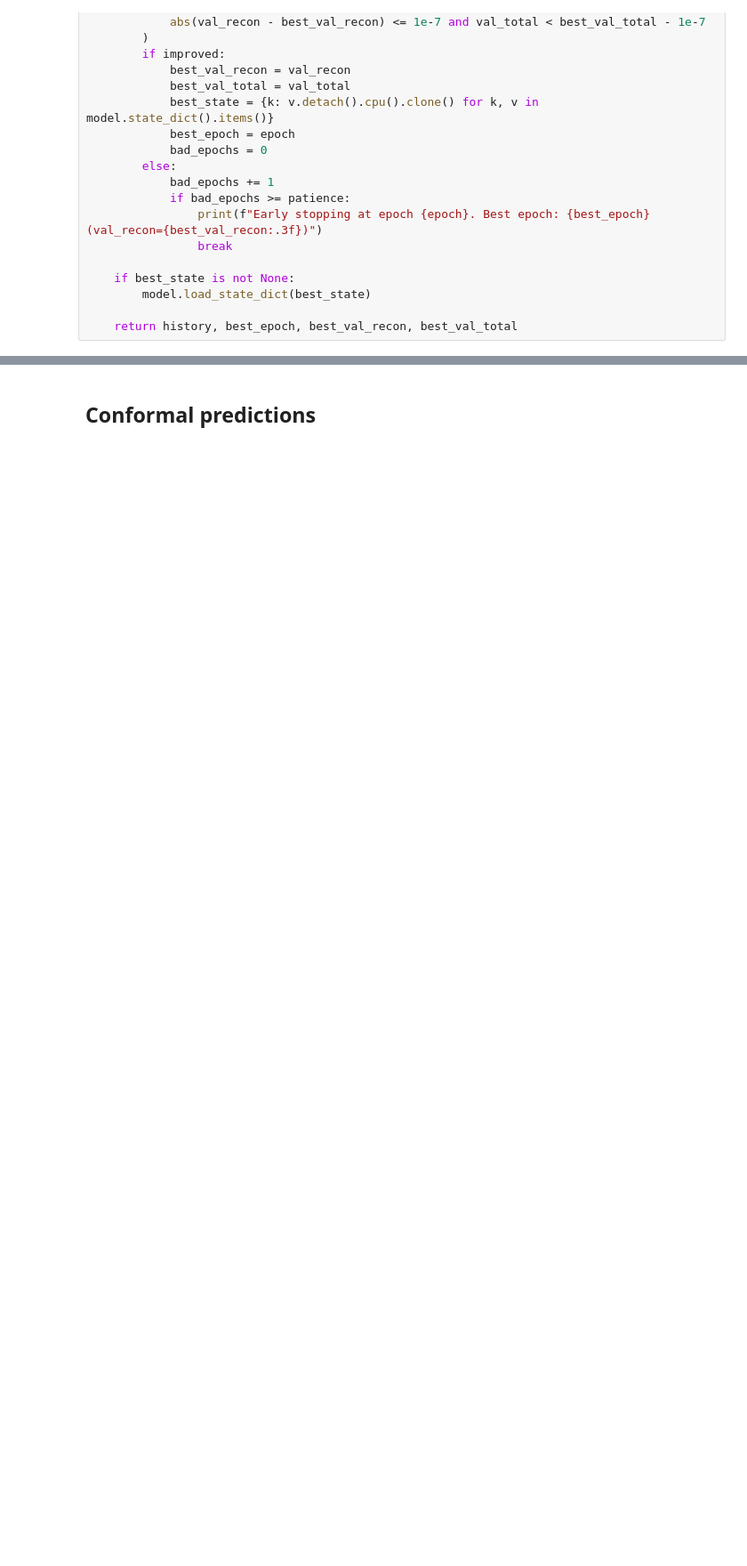
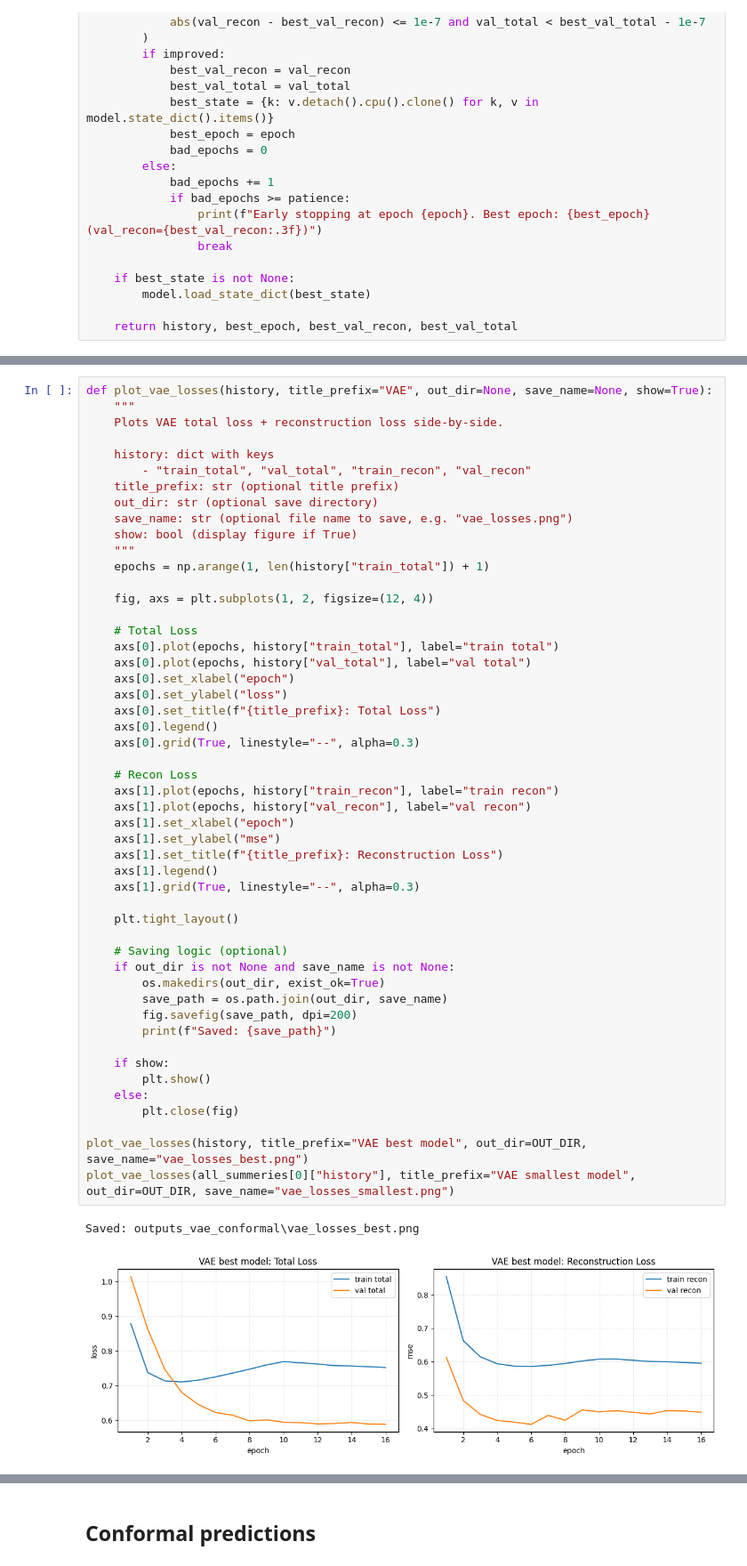
Before and after one commit to Artur-Gar/Fraud-Detection-VAE, a Jupyter notebook: notebooks/VAE.ipynb, the cells around one changed output, grey strips where cells are left out. Shown at 89% size. Saved outputs shown, nothing was run; the diff lists cells and outputs as text; blank space fills up the shorter version.

```diff
--- a/notebooks/VAE.ipynb
+++ b/notebooks/VAE.ipynb
@@ -392,0 +325,53 @@ loss_recon_path = os.path.join(OUT_DIR, "vae_loss_recon_train_vs_val.png")
+# %%
+def plot_vae_losses(history, title_prefix="VAE", out_dir=None, save_name=None, show=True):
+    """
+    Plots VAE total loss + reconstruction loss side-by-side.
+
+    history: dict with keys
+        - "train_total", "val_total", "train_recon", "val_recon"
+    title_prefix: str (optional title prefix)
+    out_dir: str (optional save directory)
+    save_name: str (optional file name to save, e.g. "vae_losses.png")
+    show: bool (display figure if True)
+    """
+    epochs = np.arange(1, len(history["train_total"]) + 1)
+
+    fig, axs = plt.subplots(1, 2, figsize=(12, 4))
+
+    # Total Loss
+    axs[0].plot(epochs, history["train_total"], label="train total")
+    axs[0].plot(epochs, history["val_total"], label="val total")
+    axs[0].set_xlabel("epoch")
+    axs[0].set_ylabel("loss")
+    axs[0].set_title(f"{title_prefix}: Total Loss")
+    axs[0].legend()
+    axs[0].grid(True, linestyle="--", alpha=0.3)
+
+    # Recon Loss
+    axs[1].plot(epochs, history["train_recon"], label="train recon")
+    axs[1].plot(epochs, history["val_recon"], label="val recon")
+    axs[1].set_xlabel("epoch")
+    axs[1].set_ylabel("mse")
+    axs[1].set_title(f"{title_prefix}: Reconstruction Loss")
+    axs[1].legend()
+    axs[1].grid(True, linestyle="--", alpha=0.3)
+
+    plt.tight_layout()
+
+    # Saving logic (optional)
+    if out_dir is not None and save_name is not None:
+        os.makedirs(out_dir, exist_ok=True)
+        save_path = os.path.join(out_dir, save_name)
+        fig.savefig(save_path, dpi=200)
+        print(f"Saved: {save_path}")
+
+    if show:
+        plt.show()
+    else:
+        plt.close(fig)
+
+plot_vae_losses(history, title_prefix="VAE best model", out_dir=OUT_DIR, save_name="vae_losses_best.png")
+plot_vae_losses(all_summeries[0]["history"], title_prefix="VAE smallest model", out_dir=OUT_DIR, save_name="vae_losses_smallest.png")
+# %% [output]
+Saved: outputs_vae_conformal\vae_losses_best.png
+[figure, added]
```
Also changed, not shown: parts of 9 cells of this notebook, 2 other files.
